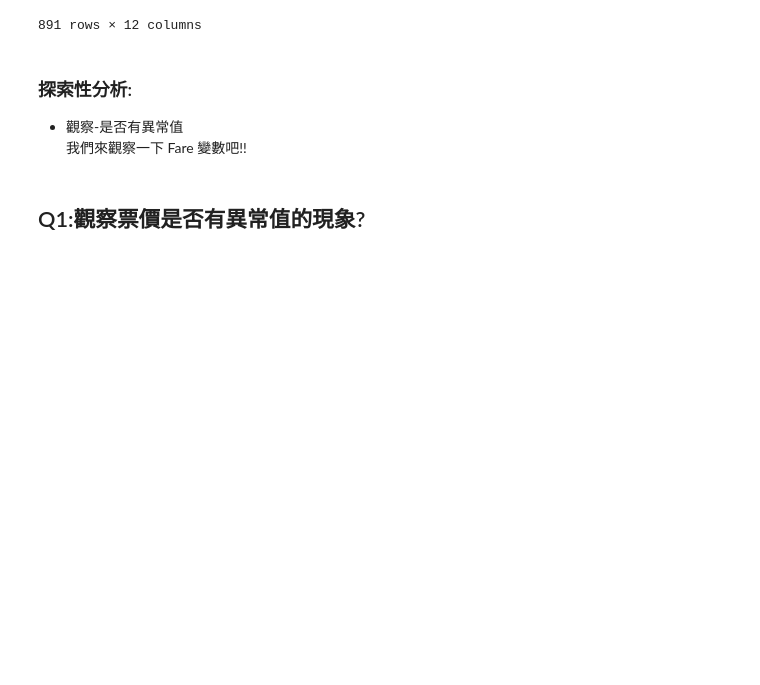
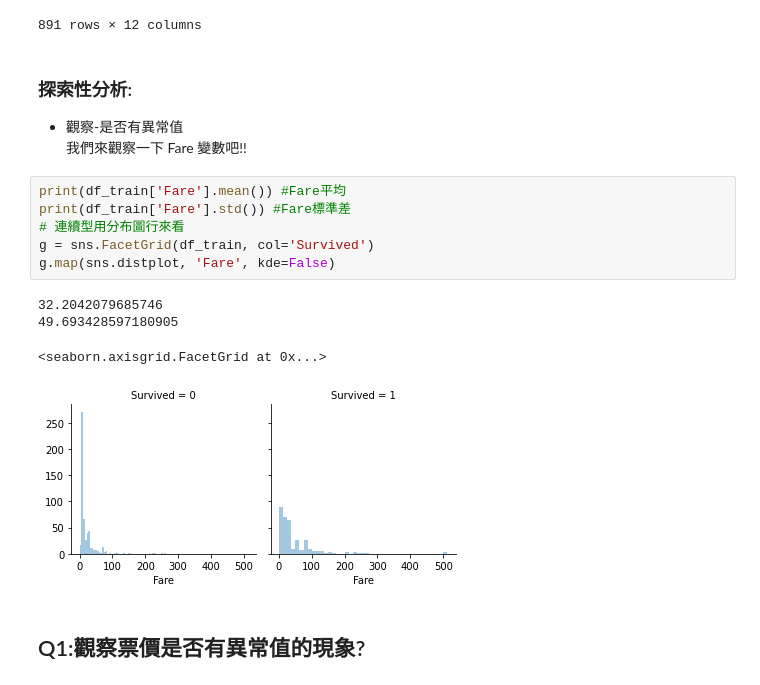
Before and after one commit to GaryPython/-, a Jupyter notebook: Titanic/作業D36.ipynb, the cells around one changed output. Cells and saved outputs as stored; diff of their text form; blank space fills up the shorter version.

```diff
--- a/Titanic/作業D36.ipynb
+++ b/Titanic/作業D36.ipynb
@@ -51,6 +51,17 @@ df_train
 ### 探索性分析:
 *  觀察-是否有異常值
 我們來觀察一下 Fare 變數吧!!
+# %%
+print(df_train['Fare'].mean()) #Fare平均
+print(df_train['Fare'].std()) #Fare標準差
+# 連續型用分布圖行來看
+g = sns.FacetGrid(df_train, col='Survived')
+g.map(sns.distplot, 'Fare', kde=False)
+# %% [output]
+32.2042079685746
+49.693428597180905
+<seaborn.axisgrid.FacetGrid at 0x...>
+[figure, added]
 # %% [markdown]
 ## Q1:觀察票價是否有異常值的現象?
 # %% [markdown]
```
Also changed, not shown: parts of 1 cell of this notebook.
